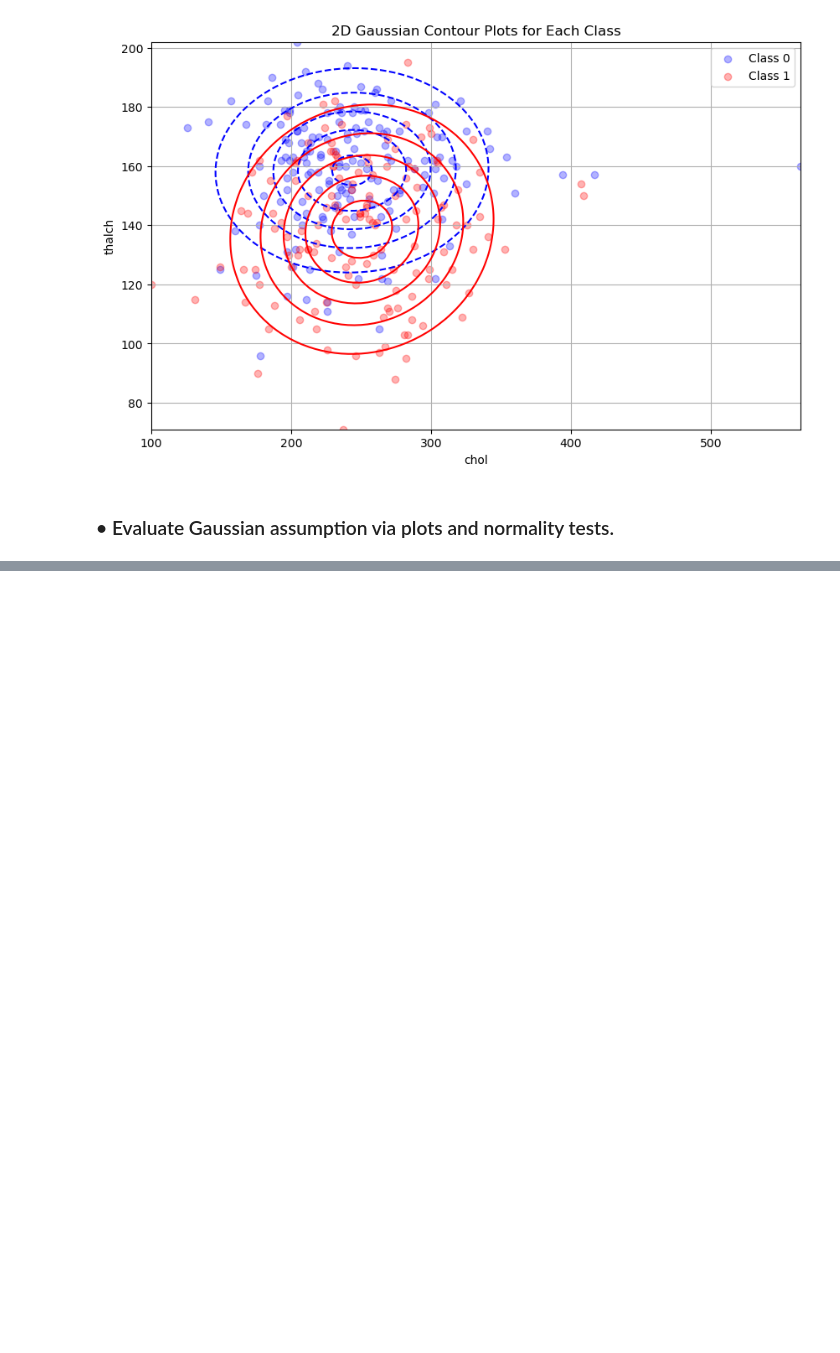
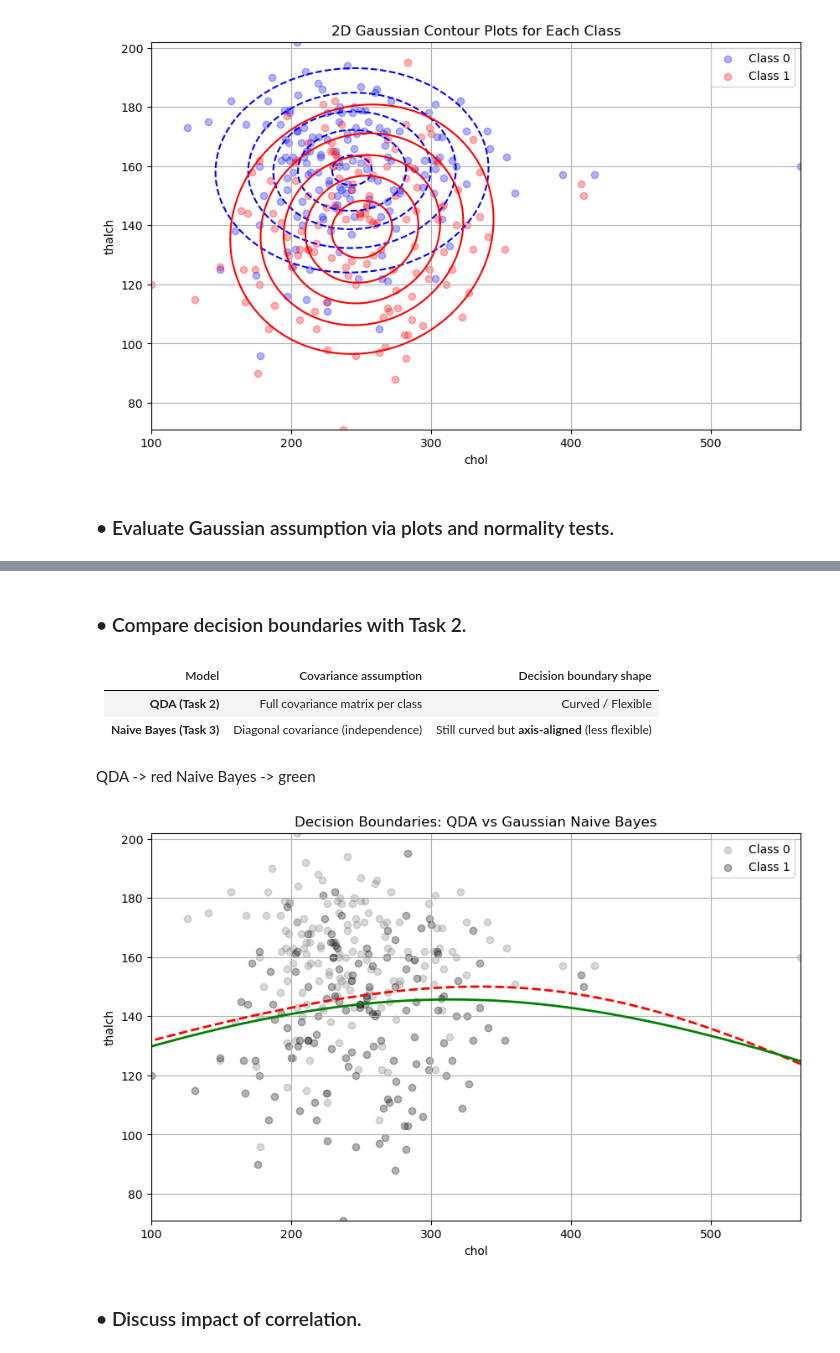
Before and after one commit to ParsaHaghighatgoo/-Cardiovascular-Risk-Prediction-, a Jupyter notebook: main.ipynb, the cells around one changed output, grey strips where cells are left out. Drawn from its saved outputs; the diff is of its cells as text; code cells hidden in the pictures; blank space fills up the shorter version.

Commit message:
Task 4 :D

```diff
--- a/main.ipynb
+++ b/main.ipynb
@@ -213,0 +482,20 @@ for col in ["chol", "thalch"]:
+# %%
+
+# Get features and labels
+X = df_selected[["chol", "thalch"]].values
+y = df_selected["target"].values
+classes = np.unique(y)
+
+# Initialize containers
+means = {}
+variances = {}
+
+# Loop over classes
+for c in classes:
+    X_c = X[y == c]
+    means[c] = np.mean(X_c, axis=0)
+    variances[c] = np.var(X_c, axis=0)
+
+    print(f"\nClass {c}:")
+    print("Mean:", means[c])
+    print("Variance:", variances[c])
@@ -213,0 +541,51 @@ for col in ["chol", "thalch"]:
+# %% [markdown]
+### • Compare decision boundaries with Task 2.
+# %% [markdown]
+| Model                    | Covariance assumption              | Decision boundary shape                           |
+| ------------------------ | ---------------------------------- | ------------------------------------------------- |
+| **QDA (Task 2)**         | Full covariance matrix per class   | Curved / Flexible                                 |
+| **Naive Bayes (Task 3)** | Diagonal covariance (independence) | Still curved but **axis-aligned** (less flexible) |
+# %% [markdown]
+QDA -> red
+Naive Bayes -> green
+# %%
+# Gaussian Naive Bayes log-posterior on the grid
+def gnb_log_posteriors_grid(grid):
+    log_post = np.zeros((grid.shape[0], len(classes)))
+    for idx, c in enumerate(classes):
+        mean = means[c]
+        var = variances[c]
+        prior = np.log(np.sum(y == c) / len(y))
+        log_likelihood = log_gaussian_pdf(grid, mean, var).sum(axis=1)
+        log_post[:, idx] = prior + log_likelihood
+    return log_post
+
+# Evaluate on grid
+log_post_grid = gnb_log_posteriors_grid(grid_points)
+log_ratio_gnb = log_post_grid[:, 1] - log_post_grid[:, 0]
+log_ratio_gnb = log_ratio_gnb.reshape(X_grid.shape)
+
+# Plot
+plt.figure(figsize=(10, 6))
+
+# QDA decision boundary (from earlier)
+plt.contour(X_grid, Y_grid, log_ratio, levels=[0], colors='red', linewidths=2, linestyles='--', label="QDA")
+
+# GNB decision boundary
+plt.contour(X_grid, Y_grid, log_ratio_gnb, levels=[0], colors='green', linewidths=2, linestyles='-', label="Naive Bayes")
+
+# Data points
+plt.scatter(X0[:, 0], X0[:, 1], color='gray', alpha=0.3, label="Class 0")
+plt.scatter(X1[:, 0], X1[:, 1], color='black', alpha=0.3, label="Class 1")
+
+# Labels
+plt.title("Decision Boundaries: QDA vs Gaussian Naive Bayes")
+plt.xlabel("chol")
+plt.ylabel("thalch")
+plt.legend()
+plt.grid(True)
+plt.show()
+# %% [output]
+[figure, added]
+# %% [markdown]
+### • Discuss impact of correlation.
```
Also changed, not shown: parts of 19 cells of this notebook.
